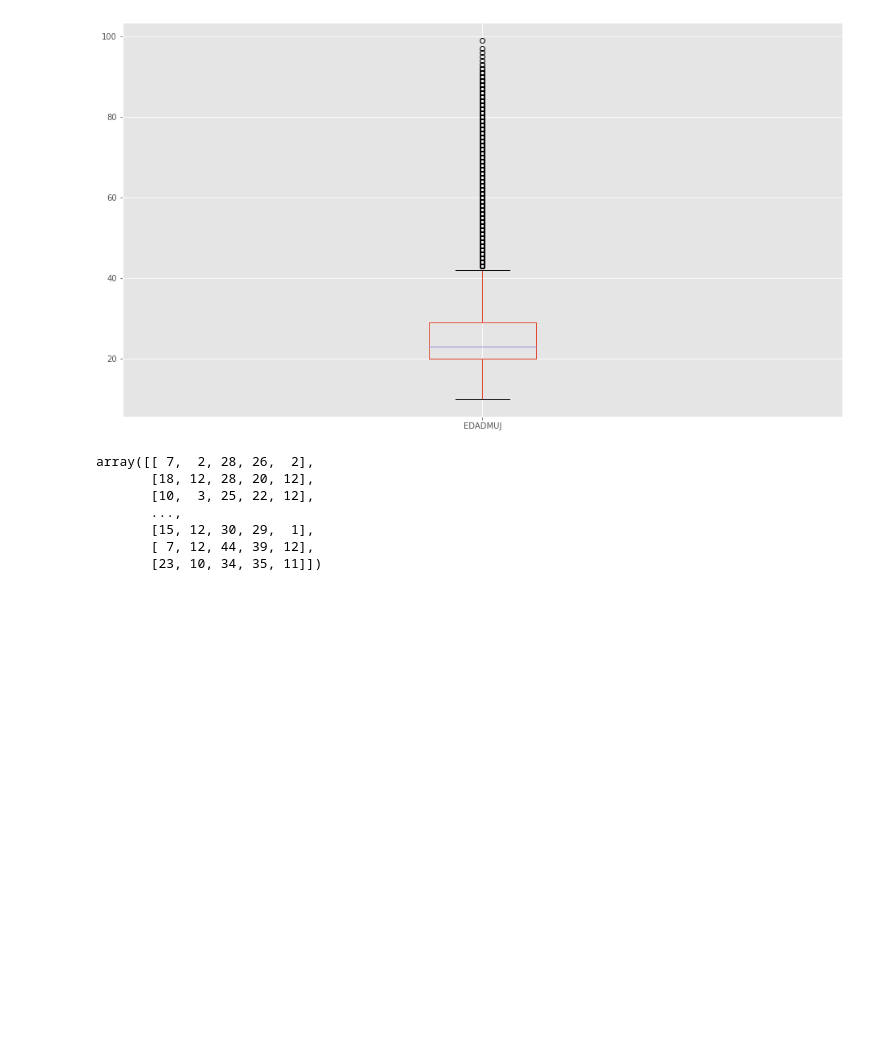
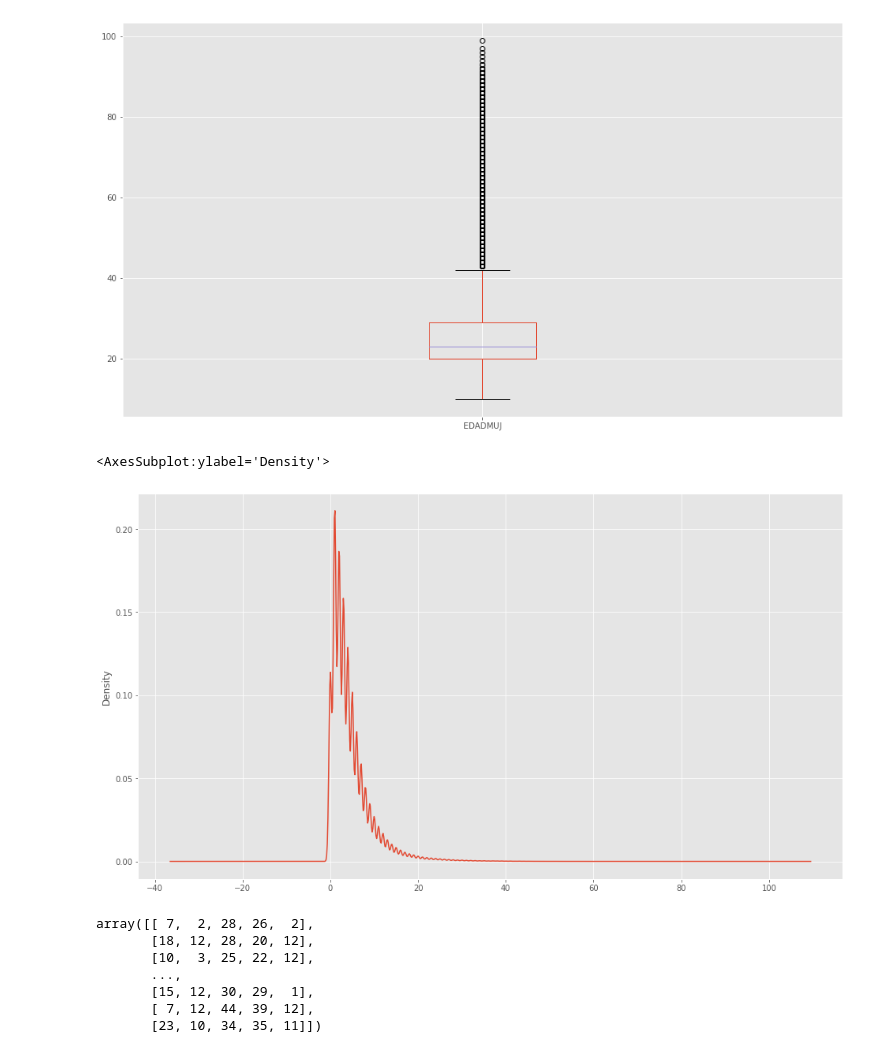
Before and after one commit to JJHH06/DMP1MarriageClustering, a Jupyter notebook: Proyecto1.ipynb, the cells around one changed output. Saved outputs shown, nothing was run; the diff lists cells and outputs as text; code cells hidden in the pictures; blank space fills up the shorter version.

Commit message:
EDADDIF charts

```diff
--- a/Proyecto1.ipynb
+++ b/Proyecto1.ipynb
@@ -443,3 +443,11 @@ marriage_data.boxplot(column=['EDADMUJ'])
 # %% [output]
 <AxesSubplot:>
 [figure]
+# %%
+# Diferrencia de edad entre hombres y mujeres
+
+marriage_data['EDADDIF'] = marriage_data['EDADHOM'].sub(marriage_data['EDADMUJ']).abs()
+marriage_data['EDADDIF'].plot(kind='density')
+# %% [output]
+<AxesSubplot:ylabel='Density'>
+[figure, added]
```
Also changed, not shown: parts of 1 cell of this notebook.
